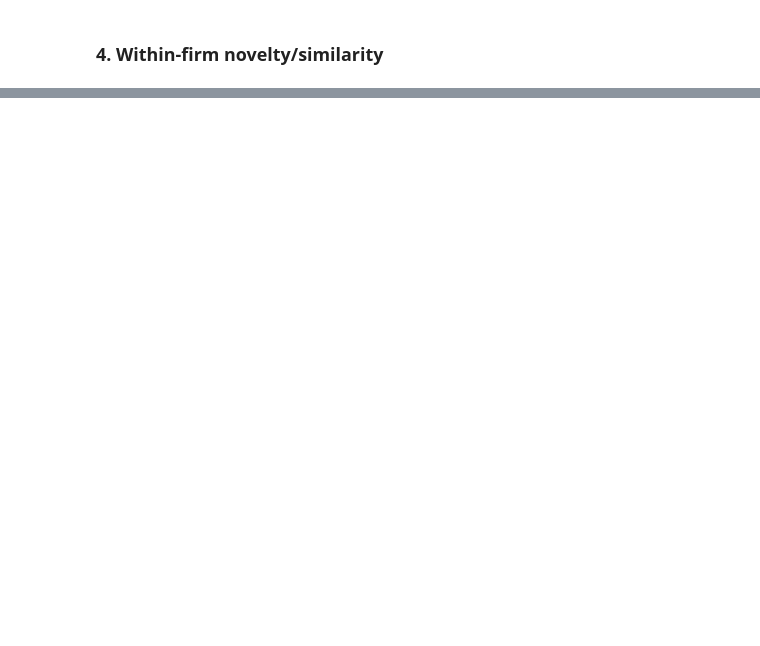
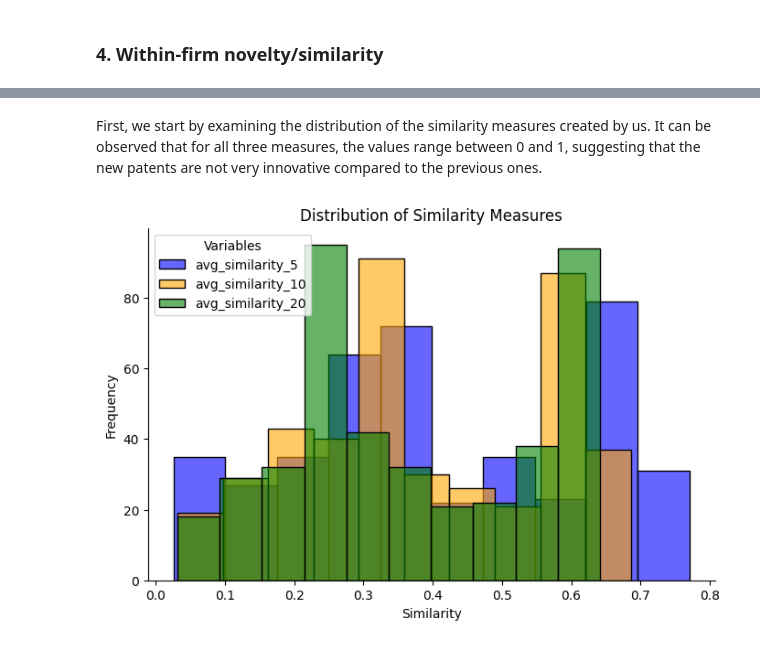
Before and after one commit to CatalinaOdizzio/Forcasting, a Jupyter notebook: 2_LDA_Topic_Modelling.ipynb, the cells around one changed output, grey strips where cells are left out. Cells and saved outputs as stored; diff of their text form; code cells hidden in the pictures; blank space fills up the shorter version.

```diff
--- a/2_LDA_Topic_Modelling.ipynb
+++ b/2_LDA_Topic_Modelling.ipynb
@@ -520,0 +523,20 @@ final_data
+# %%
+# Import and merge novelty sam arts
+
+import glob
+
+path = 'data/novelty_sam_arts/'
+
+file_list = glob.glob(path + "novelty*.xlsx")
+
+excl_list = []
+
+for file in file_list:
+    excl_list.append(pd.read_excel(file))
+
+novelty_sam_arts = pd.DataFrame()
+
+for excl_file in excl_list:
+
+    novelty_sam_arts = novelty_sam_arts.append(
+      excl_file, ignore_index=True)
@@ -520,0 +547,7 @@ final_data
+# %%
+# Final dataset with sam arts novelties and measures created
+
+all_novelty = pd.merge(final_data, novelty_sam_arts[['patent','nw', 'nb', 'nt', 'nwc', 'nov']],
+                       how="left", left_on='patent_id', right_on='patent')
+all_novelty = all_novelty.drop(columns=['patent'])
+all_novelty
@@ -520,0 +580,20 @@ final_data
+# %% [markdown]
+First, we start by examining the distribution of the similarity measures created by us. It can be observed that for all three measures, the values range between 0 and 1, suggesting that the new patents are not very innovative compared to the previous ones.
+# %%
+variables = ['avg_similarity_5', 'avg_similarity_10', 'avg_similarity_20']
+
+fig, ax = plt.subplots(figsize=(8, 5))
+colors = ['blue', 'orange', 'green']  # Custom colors for each variable
+
+for i, variable in enumerate(variables):
+    sns.histplot(data=all_novelty, x=variable, ax=ax, label=variable, color=colors[i], alpha=0.6)
+
+ax.set_xlabel('Similarity')
+ax.set_ylabel('Frequency')
+ax.set_title('Distribution of Similarity Measures')
+ax.legend(title='Variables')
+sns.despine()
+
+plt.show()
+# %% [output]
+[figure, added]
```
Also changed, not shown: parts of 24 cells of this notebook, 1 other file.
